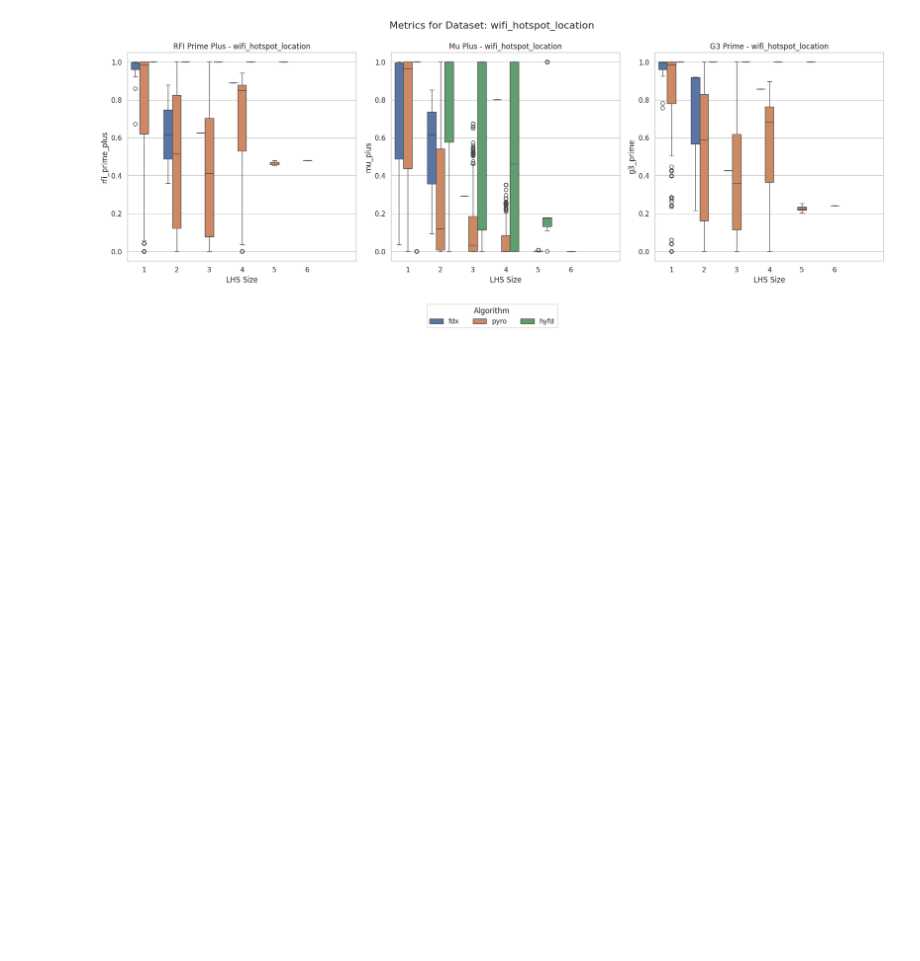
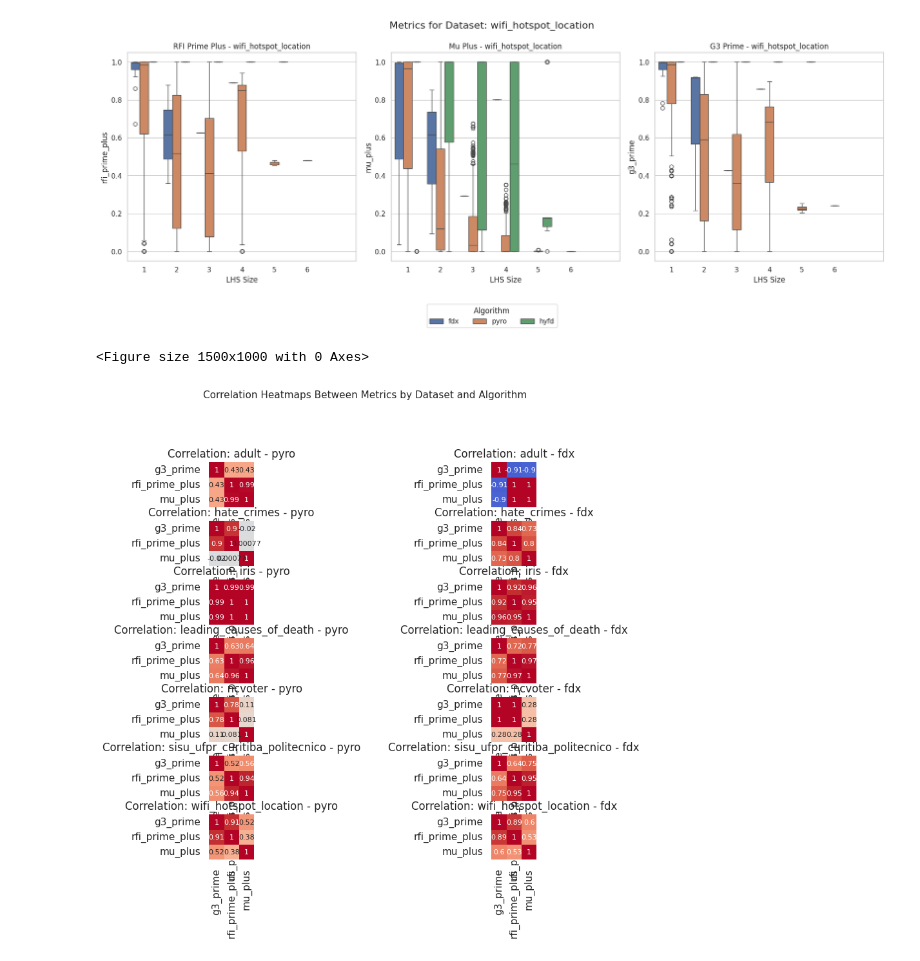
Before and after one commit to AlexF99/tcc, a Jupyter notebook: src/metrics/visualizations/initial_eda_mod.ipynb, the cells around one changed output. Drawn from its saved outputs; the diff is of its cells as text; code cells hidden in the pictures; blank space fills up the shorter version.

Commit message:
correlation heatmap

```diff
--- a/src/metrics/visualizations/initial_eda_mod.ipynb
+++ b/src/metrics/visualizations/initial_eda_mod.ipynb
@@ -186,3 +186,58 @@ for dataset in datasets:
 [figure]
 [figure]
 [figure]
+# %%
+
+# Create correlation heatmaps between the three metrics for each algorithm and dataset
+plt.figure(figsize=(15, 10))
+
+# Get unique combinations of algorithm and dataset
+dataset_algorithm_combinations = []
+for dataset in global_df['dataset'].unique():
+    for algorithm in ['pyro', 'fdx']:
+        dataset_algorithm_combinations.append((dataset, algorithm))
+
+# Calculate the grid layout dimensions
+n_plots = len(dataset_algorithm_combinations)
+n_cols = 2
+n_rows = (n_plots + n_cols - 1) // n_cols  # Ceiling division
+
+# Create the figure and subplots
+
+fig, axes = plt.subplots(n_rows, n_cols, figsize=(10, 8))  # Adjust these numbers to make it smaller
+plt.subplots_adjust(hspace=0.3, wspace=0.3)  # Add spacing between subplots
+
+# fig, axes = plt.subplots(n_rows, n_cols, figsize=(5 * n_cols, 4 * n_rows))
+axes = axes.flatten() if n_plots > 1 else [axes]
+
+# Create a correlation heatmap for each combination
+for i, (dataset, algorithm) in enumerate(dataset_algorithm_combinations):
+    if i < len(axes):
+        # Filter data for this dataset and algorithm
+        subset_df = global_df[(global_df['dataset'] == dataset) &
+                                  (global_df['algorithm'] == algorithm)]
+
+        # Select only the metrics columns
+        metrics_df = subset_df[['g3_prime', 'rfi_prime_plus', 'mu_plus']]
+
+        # Calculate correlation matrix
+        corr_matrix = metrics_df.corr()
+
+        # Create heatmap
+                # Create heatmap
+        sns.heatmap(corr_matrix, annot=True, cmap='coolwarm', vmin=-1, vmax=1,
+                   square=True, ax=axes[i], cbar=False, annot_kws={"size": 8})
+
+        axes[i].set_title(f'Correlation: {dataset} - {algorithm}')
+
+# Hide any unused subplots
+for j in range(i + 1, len(axes)):
+    axes[j].axis('off')
+
+plt.tight_layout()
+plt.suptitle('Correlation Heatmaps Between Metrics by Dataset and Algorithm',
+            fontsize=11, y=1.02)
+plt.show()
+# %% [output]
+<Figure size 1500x1000 with 0 Axes>
+[figure, added]
```
Also changed, not shown: 1 other file.
